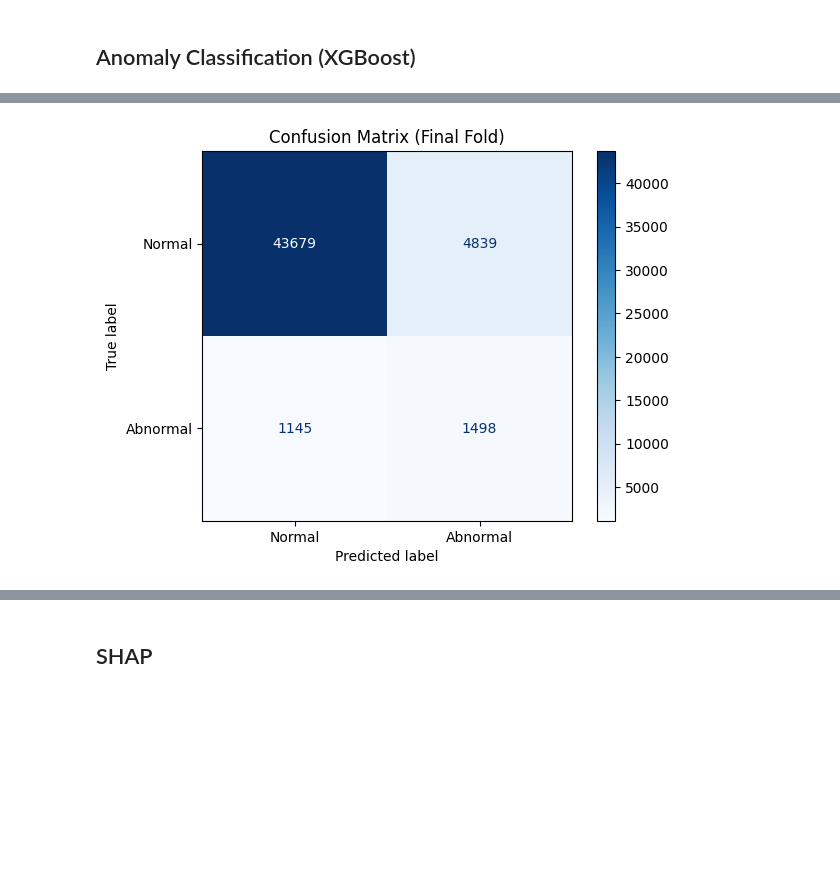
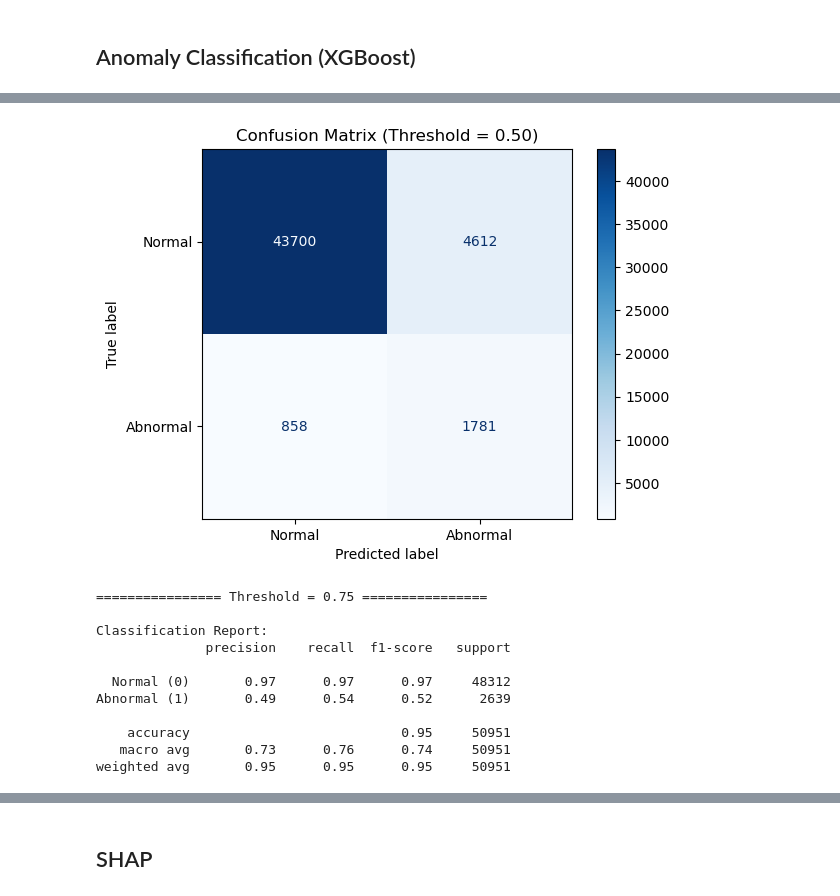
Before and after one commit to samfan-27/MLProject, a Jupyter notebook: notebooks/03_model_building.ipynb, the cells around one changed output, grey strips where cells are left out. Cells and saved outputs as stored; diff of their text form; code cells hidden in the pictures; blank space fills up the shorter version.

```diff
--- a/notebooks/03_model_building.ipynb
+++ b/notebooks/03_model_building.ipynb
@@ -371,10 +455,12 @@ for i, (train_index, test_index) in enumerate(tscv.split(X_train_data)):
 
     xgb_reg = xgb.XGBRegressor(
         objective='reg:squarederror',
-        n_estimators=335,
-        learning_rate=0.05,
-        max_depth=5,
-        colsample_bytree=0.8,
+        max_depth=4,
+        min_child_weight=5,
+        subsample=0.8,
+        colsample_bytree=0.9,
+        n_estimators=350,
+        learning_rate=0.04,
         random_state=42,
         n_jobs=-1
     )
@@ -418,11 +504,12 @@ print(f"\n  Improvement over HAR: {improvement:.2%}")
 # %% [markdown]
 ## Anomaly Classification (XGBoost)
 # %%
-print("\n--- Starting Task 4.2: Anomaly Classification (XGBoost) ---")
+print("\n--- Starting Task 4.2: Anomaly Classification (XGBoost + Dual Threshold Display) ---")
 
-xgb_class_reports = []
 xgb_class_models = []
 last_fold_data = {}
+
+FINAL_THRESHOLDS = [0.50, 0.75]
 
 for i, (train_index, test_index) in enumerate(tscv.split(X_advanced)):
     print(f'--- Fold {i+1}/{N_SPLITS} ---')
@@ -439,6 +526,12 @@ for i, (train_index, test_index) in enumerate(tscv.split(X_advanced)):
     xgb_class = xgb.XGBClassifier(
         objective='binary:logistic',
         scale_pos_weight=scale_pos_weight,
+        max_depth=5,
+        min_child_weight=5,
+        subsample=0.9,
+        colsample_bytree=0.9,
+        n_estimators=400,
+        learning_rate=0.04,
         random_state=42,
         n_jobs=-1,
         use_label_encoder=False,
@@ -447,32 +540,38 @@ for i, (train_index, test_index) in enumerate(tscv.split(X_advanced)):
 
     xgb_class.fit(X_train, y_train)
 
-    y_pred = xgb_class.predict(X_test)
-    report = classification_report(y_test, y_pred, target_names=['Normal (0)', 'Abnormal (1)'])
 
-    xgb_class_reports.append(report)
-    xgb_class_models.append(xgb_class)
+    y_prob = xgb_class.predict_proba(X_test)[:, 1]
+
 
     if i == N_SPLITS - 1:
         last_fold_data['X_test'] = X_test
         last_fold_data['y_test'] = y_test
-        last_fold_data['y_pred'] = y_pred
+        last_fold_data['y_prob'] = y_prob
+        xgb_class_models.append(xgb_class)
 
-print("\n--- Final Fold Classification Report (Task 4.2) ---")
-print(xgb_class_reports[-1])
 
-print("\n--- Final Fold Confusion Matrix (Task 4.2) ---")
-cm = confusion_matrix(
-    last_fold_data['y_test'],
-    last_fold_data['y_pred'],
-    labels=xgb_class_models[-1].classes_
-)
+y_test = last_fold_data['y_test']
+y_prob = last_fold_data['y_prob']
 
-disp = ConfusionMatrixDisplay(
-    confusion_matrix=cm,
-    display_labels=['Normal', 'Abnormal']
-)
-disp.plot(cmap='Blues')
-plt.title('Confusion Matrix (Final Fold)')
-plt.show()
+for th in FINAL_THRESHOLDS:
+    print(f"\n================ Threshold = {th:.2f} ================")
+
+    y_pred = (y_prob >= th).astype(int)
+
+    print("\nClassification Report:")
+    print(classification_report(
+        y_test, y_pred,
+        target_names=['Normal (0)', 'Abnormal (1)']
+    ))
+
+    cm = confusion_matrix(y_test, y_pred)
+
+    disp = ConfusionMatrixDisplay(
+        confusion_matrix=cm,
+        display_labels=['Normal', 'Abnormal']
+    )
+    disp.plot(cmap='Blues')
+    plt.title(f'Confusion Matrix (Threshold = {th:.2f})')
+    plt.show()
 # %% [output]
@@ -496 +595,12 @@ weighted avg       0.94      0.88      0.90     51161
-[figure, old version]
+[figure, new version]
+================ Threshold = 0.75 ================
+
+Classification Report:
+              precision    recall  f1-score   support
+
+  Normal (0)       0.97      0.97      0.97     48312
+Abnormal (1)       0.49      0.54      0.52      2639
+
+    accuracy                           0.95     50951
+   macro avg       0.73      0.76      0.74     50951
+weighted avg       0.95      0.95      0.95     50951
```
Also changed, not shown: parts of 11 cells of this notebook, 3 other files.
